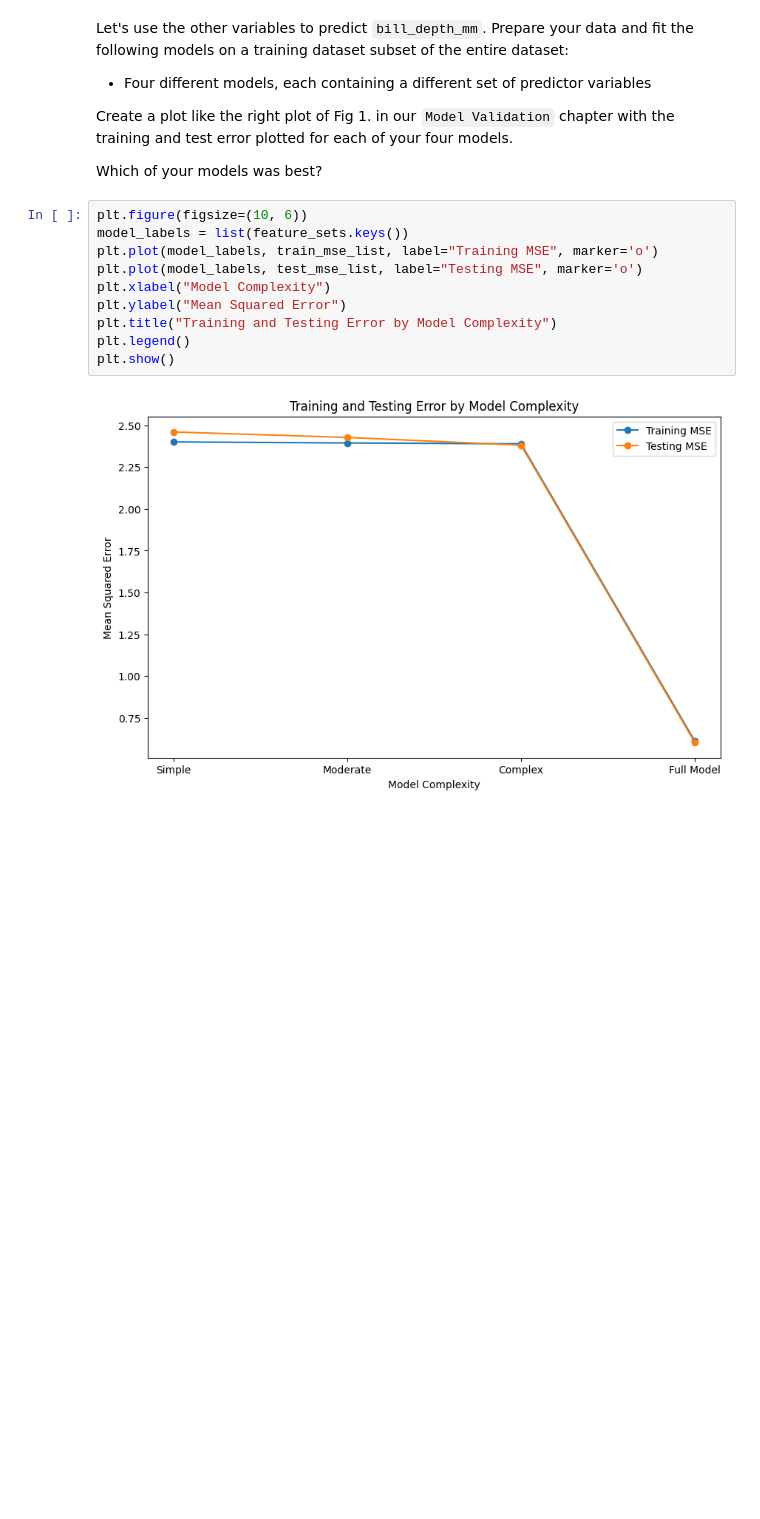
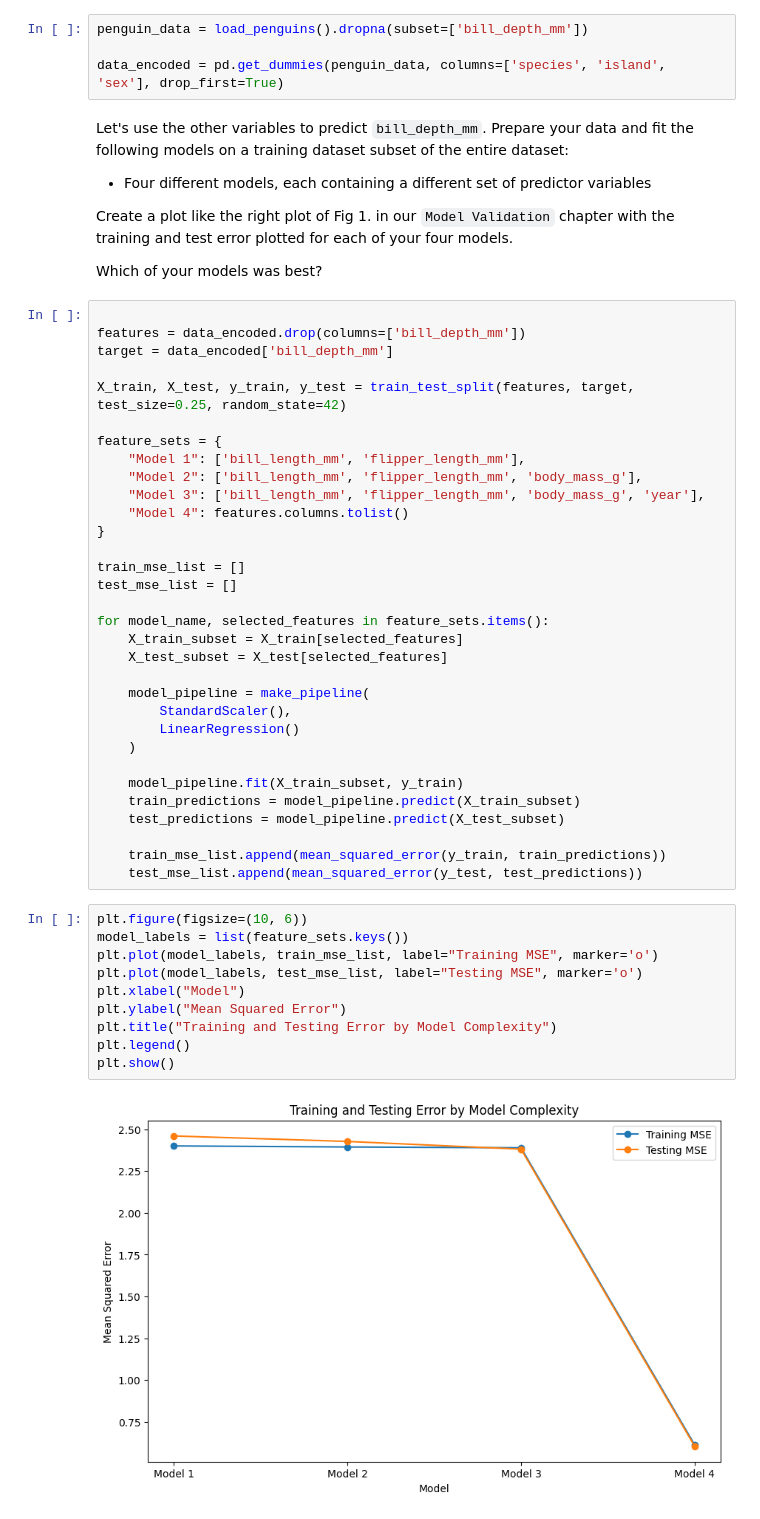
Before and after one commit to samricafrente/GSB-544, a Jupyter notebook: Week-6/Practice-Activities/Practice-Activity-6.2/Practice_Activity_6_2_Multiple_Linear_Regression_and_Evaluation.ipynb, the cells around one changed output. Cells and saved outputs as stored; diff of their text form; blank space fills up the shorter version.

```diff
--- a/Week-6/Practice-Activities/Practice-Activity-6.2/Practice_Activity_6_2_Multiple_Linear_Regression_and_Evaluation.ipynb
+++ b/Week-6/Practice-Activities/Practice-Activity-6.2/Practice_Activity_6_2_Multiple_Linear_Regression_and_Evaluation.ipynb
@@ -58,3 +22,7 @@ for model_name, selected_features in feature_sets.items():
+# %%
+penguin_data = load_penguins().dropna(subset=['bill_depth_mm'])
+
+data_encoded = pd.get_dummies(penguin_data, columns=['species', 'island', 'sex'], drop_first=True)
 # %% [markdown]
 Let's use the other variables to predict `bill_depth_mm`. Prepare your data and fit the following models on a training dataset subset of the entire dataset:
 
@@ -63,16 +31,48 @@ Let's use the other variables to predict `bill_depth_mm`. Prepare your data and
 Create a plot like the right plot of Fig 1. in our `Model Validation` chapter with the training and test error plotted for each of your four models.
 
 Which of your models was best?
+# %%
+
+features = data_encoded.drop(columns=['bill_depth_mm'])
+target = data_encoded['bill_depth_mm']
+
+X_train, X_test, y_train, y_test = train_test_split(features, target, test_size=0.25, random_state=42)
+
+feature_sets = {
+    "Model 1": ['bill_length_mm', 'flipper_length_mm'],
+    "Model 2": ['bill_length_mm', 'flipper_length_mm', 'body_mass_g'],
+    "Model 3": ['bill_length_mm', 'flipper_length_mm', 'body_mass_g', 'year'],
+    "Model 4": features.columns.tolist()
+}
+
+train_mse_list = []
+test_mse_list = []
+
+for model_name, selected_features in feature_sets.items():
+    X_train_subset = X_train[selected_features]
+    X_test_subset = X_test[selected_features]
+
+    model_pipeline = make_pipeline(
+        StandardScaler(),
+        LinearRegression()
+    )
+
+    model_pipeline.fit(X_train_subset, y_train)
+    train_predictions = model_pipeline.predict(X_train_subset)
+    test_predictions = model_pipeline.predict(X_test_subset)
+
+    train_mse_list.append(mean_squared_error(y_train, train_predictions))
+    test_mse_list.append(mean_squared_error(y_test, test_predictions))
 # %%
 plt.figure(figsize=(10, 6))
 model_labels = list(feature_sets.keys())
 plt.plot(model_labels, train_mse_list, label="Training MSE", marker='o')
 plt.plot(model_labels, test_mse_list, label="Testing MSE", marker='o')
-plt.xlabel("Model Complexity")
+plt.xlabel("Model")
 plt.ylabel("Mean Squared Error")
 plt.title("Training and Testing Error by Model Complexity")
 plt.legend()
 plt.show()
 # %% [output]
-[figure, old version]
+[figure, new version]
 # %% [markdown]
```
Also changed, not shown: parts of 2 cells of this notebook, 2 other files.
